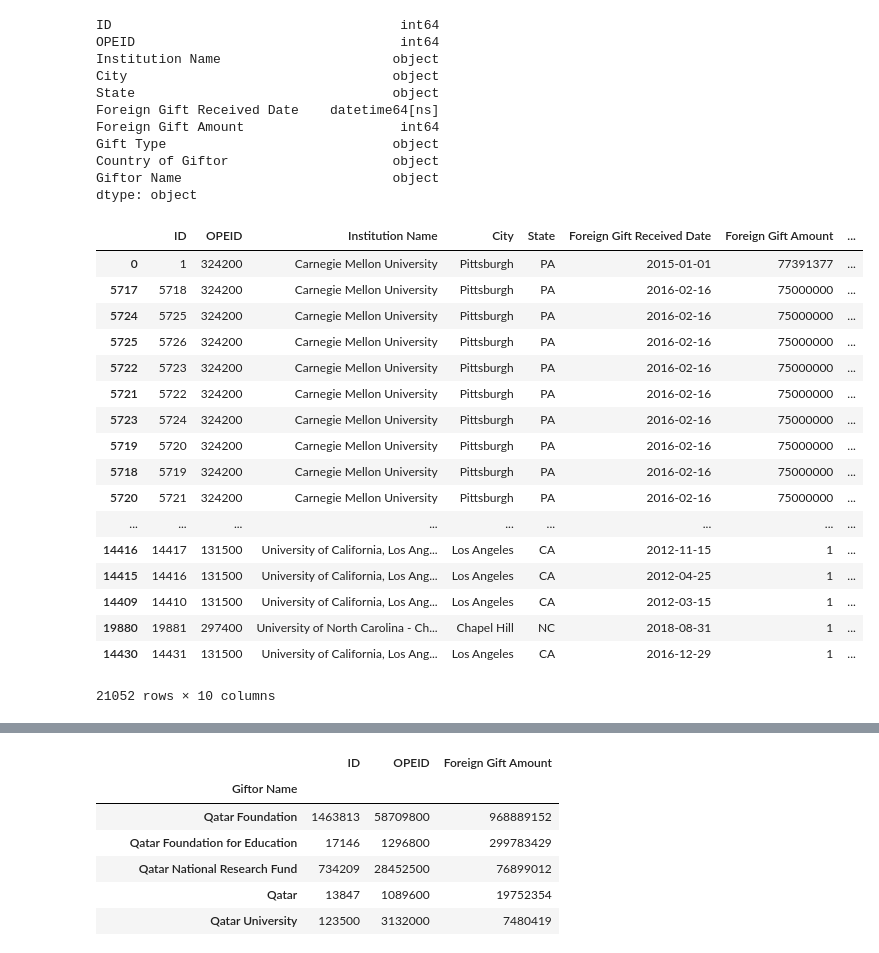
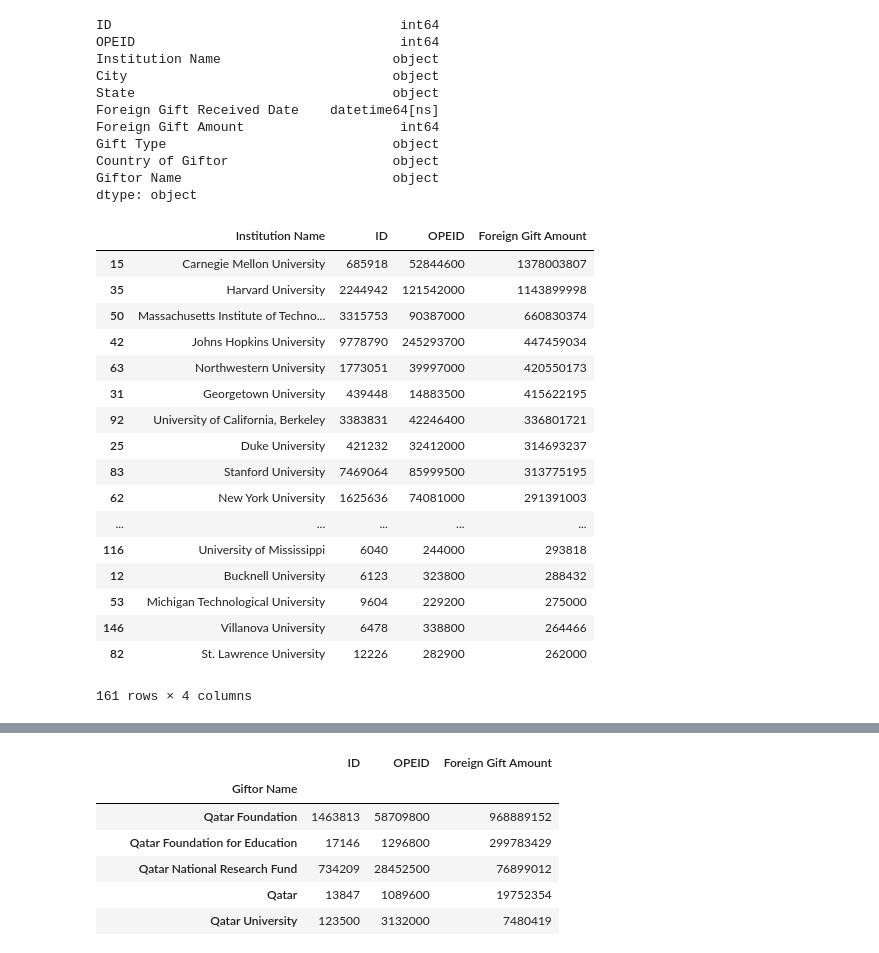
Before and after one commit to Humera97/Data-Studio, a Jupyter notebook: us_college_foreign_gifts/Cleaning and Exploring Data.ipynb, the cells around one changed output, grey strips where cells are left out. Cells and saved outputs as stored; diff of their text form; code cells hidden in the pictures.

```diff
--- a/us_college_foreign_gifts/Cleaning and Exploring Data.ipynb
+++ b/us_college_foreign_gifts/Cleaning and Exploring Data.ipynb
@@ -47,22 +49,22 @@ dtype: object
 # %%
-df.sort_values(by ='Foreign Gift Amount', ascending=False)
+df.groupby(by='Institution Name',as_index = False).sum().sort_values(by='Foreign Gift Amount',ascending = False)
 # %% [output]
-|  | ID | OPEID | Institution Name | City | State | Foreign Gift Received Date | Foreign Gift Amount | ... |
-| 0 | 1 | 324200 | Carnegie Mellon University | Pittsburgh | PA | 2015-01-01 | 77391377 | ... |
-| 5717 | 5718 | 324200 | Carnegie Mellon University | Pittsburgh | PA | 2016-02-16 | 75000000 | ... |
-| 5724 | 5725 | 324200 | Carnegie Mellon University | Pittsburgh | PA | 2016-02-16 | 75000000 | ... |
-| 5725 | 5726 | 324200 | Carnegie Mellon University | Pittsburgh | PA | 2016-02-16 | 75000000 | ... |
-| 5722 | 5723 | 324200 | Carnegie Mellon University | Pittsburgh | PA | 2016-02-16 | 75000000 | ... |
-| 5721 | 5722 | 324200 | Carnegie Mellon University | Pittsburgh | PA | 2016-02-16 | 75000000 | ... |
-| 5723 | 5724 | 324200 | Carnegie Mellon University | Pittsburgh | PA | 2016-02-16 | 75000000 | ... |
-| 5719 | 5720 | 324200 | Carnegie Mellon University | Pittsburgh | PA | 2016-02-16 | 75000000 | ... |
-| 5718 | 5719 | 324200 | Carnegie Mellon University | Pittsburgh | PA | 2016-02-16 | 75000000 | ... |
-| 5720 | 5721 | 324200 | Carnegie Mellon University | Pittsburgh | PA | 2016-02-16 | 75000000 | ... |
-| ... | ... | ... | ... | ... | ... | ... | ... | ... |
-| 14416 | 14417 | 131500 | University of California, Los Ang... | Los Angeles | CA | 2012-11-15 | 1 | ... |
-| 14415 | 14416 | 131500 | University of California, Los Ang... | Los Angeles | CA | 2012-04-25 | 1 | ... |
-| 14409 | 14410 | 131500 | University of California, Los Ang... | Los Angeles | CA | 2012-03-15 | 1 | ... |
-| 19880 | 19881 | 297400 | University of North Carolina - Ch... | Chapel Hill | NC | 2018-08-31 | 1 | ... |
-| 14430 | 14431 | 131500 | University of California, Los Ang... | Los Angeles | CA | 2016-12-29 | 1 | ... |
+|  | Institution Name | ID | OPEID | Foreign Gift Amount |
+| 15 | Carnegie Mellon University | 685918 | 52844600 | 1378003807 |
+| 35 | Harvard University | 2244942 | 121542000 | 1143899998 |
+| 50 | Massachusetts Institute of Techno... | 3315753 | 90387000 | 660830374 |
+| 42 | Johns Hopkins University | 9778790 | 245293700 | 447459034 |
+| 63 | Northwestern University | 1773051 | 39997000 | 420550173 |
+| 31 | Georgetown University | 439448 | 14883500 | 415622195 |
+| 92 | University of California, Berkeley | 3383831 | 42246400 | 336801721 |
+| 25 | Duke University | 421232 | 32412000 | 314693237 |
+| 83 | Stanford University | 7469064 | 85999500 | 313775195 |
+| 62 | New York University | 1625636 | 74081000 | 291391003 |
+| ... | ... | ... | ... | ... |
+| 116 | University of Mississippi | 6040 | 244000 | 293818 |
+| 12 | Bucknell University | 6123 | 323800 | 288432 |
+| 53 | Michigan Technological University | 9604 | 229200 | 275000 |
+| 146 | Villanova University | 6478 | 338800 | 264466 |
+| 82 | St. Lawrence University | 12226 | 282900 | 262000 |
-21052 rows × 10 columns
+161 rows × 4 columns
 # %%
```
Also changed, not shown: parts of 34 cells of this notebook, 1 other file.
